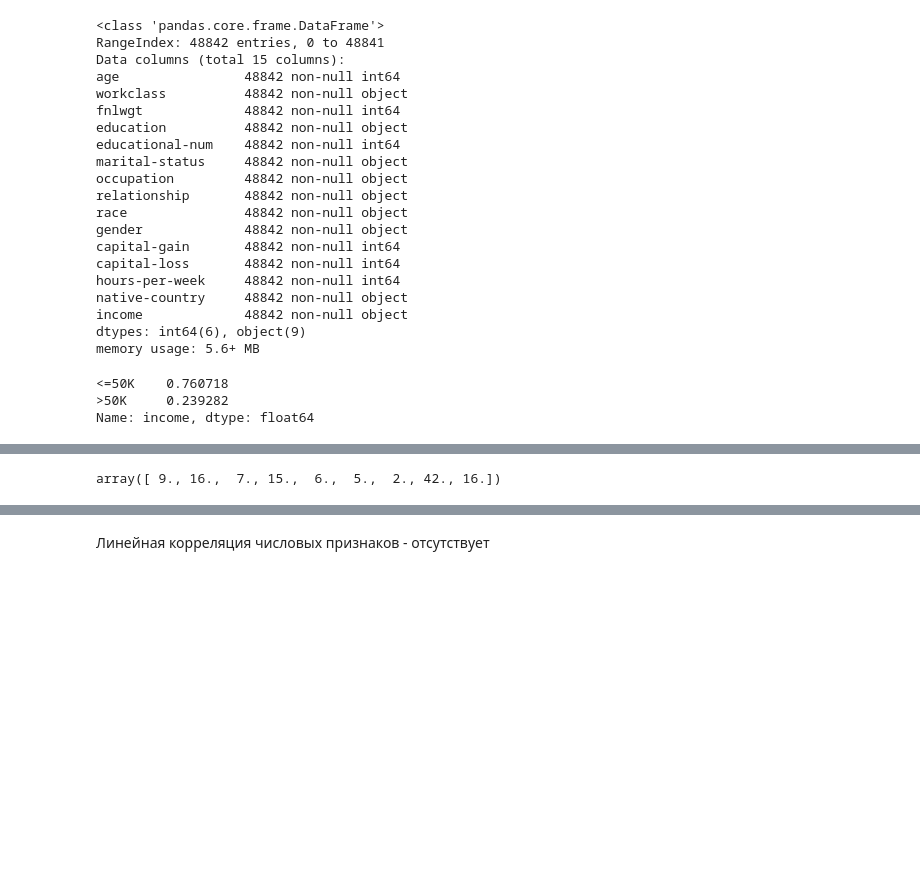
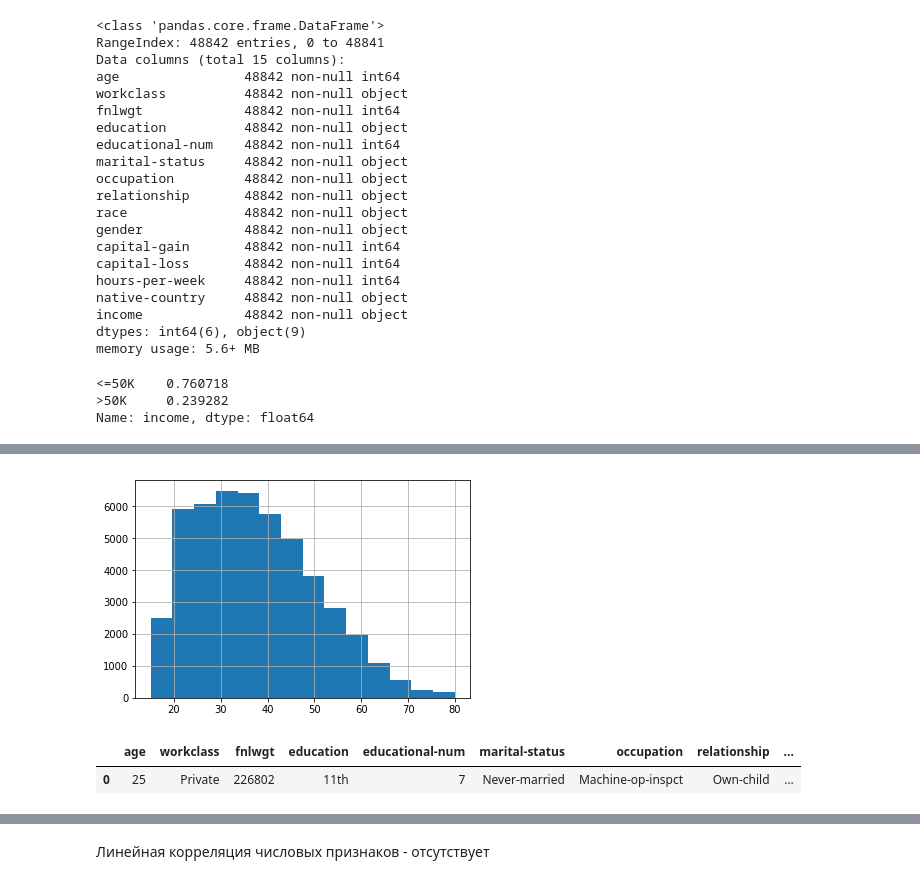
Before and after one commit to SergeyYVP/Machine_learning, a Jupyter notebook: 3. homework_logreg.ipynb, the cells around one changed output, grey strips where cells are left out. Saved outputs shown, nothing was run; the diff lists cells and outputs as text; code cells hidden in the pictures; blank space fills up the shorter version.

```diff
--- a/3. homework_logreg.ipynb
+++ b/3. homework_logreg.ipynb
@@ -50,3 +61,12 @@ df['age_cat'] = df['age']//5*5
+# %%
+ax = df['age_cat'].hist(bins=14)
+# %% [output]
+[figure, added]
 # %%
 trg = 'income'
+# %%
+df.head(1)
+# %% [output]
+|  | age | workclass | fnlwgt | education | educational-num | marital-status | occupation | relationship | ... |
+| 0 | 25 | Private | 226802 | 11th | 7 | Never-married | Machine-op-inspct | Own-child | ... |
 # %%
@@ -66,4 +83,0 @@ for cat in cat_columns:
-# %%
-num_of_cat
-# %% [output]
-array([ 9., 16.,  7., 15.,  6.,  5.,  2., 42., 16.])
```
Also changed, not shown: parts of 55 cells of this notebook.
